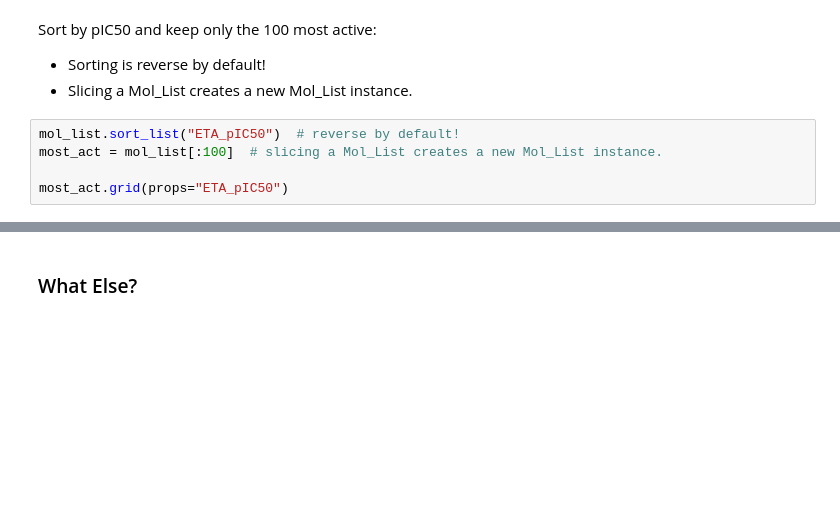
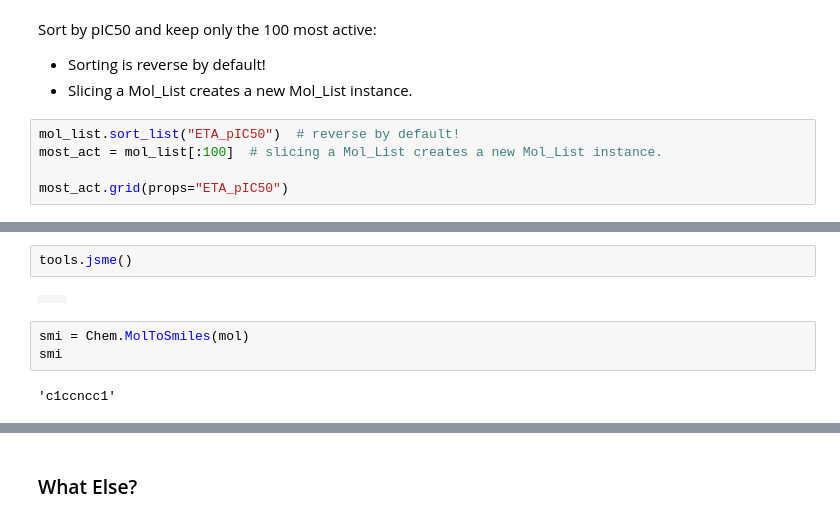
Before and after one commit to apahl/rdkit_ipynb_tools, a Jupyter notebook: tutorial/tutorial.ipynb, the cells around one changed output, grey strips where cells are left out. Saved outputs shown, nothing was run; the diff lists cells and outputs as text; blank space fills up the shorter version.

```diff
--- a/tutorial/tutorial.ipynb
+++ b/tutorial/tutorial.ipynb
@@ -177,0 +256,9 @@ most_act.grid(props="ETA_pIC50")
+# %%
+tools.jsme()
+# %% [output]
+|  |  |
+# %%
+smi = Chem.MolToSmiles(mol)
+smi
+# %% [output]
+'c1ccncc1'
```
Also changed, not shown: parts of 22 cells of this notebook, 3 other files.
